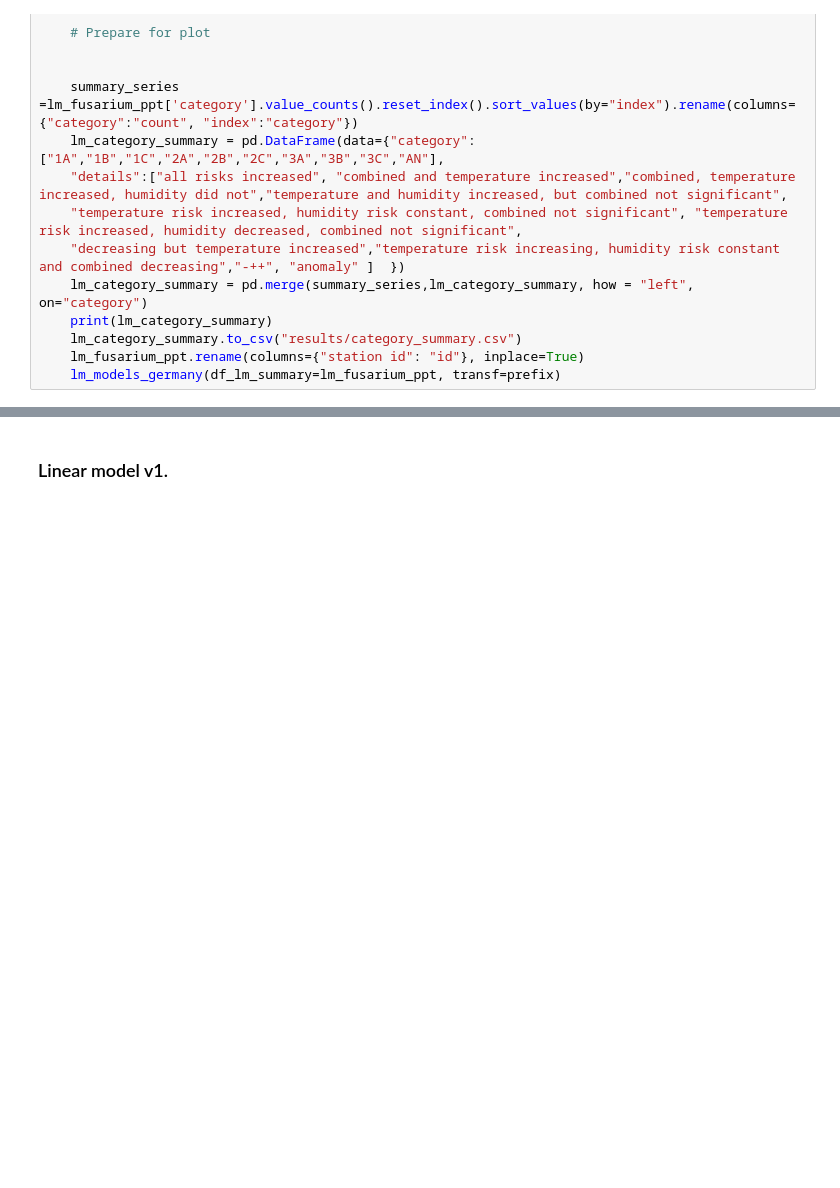
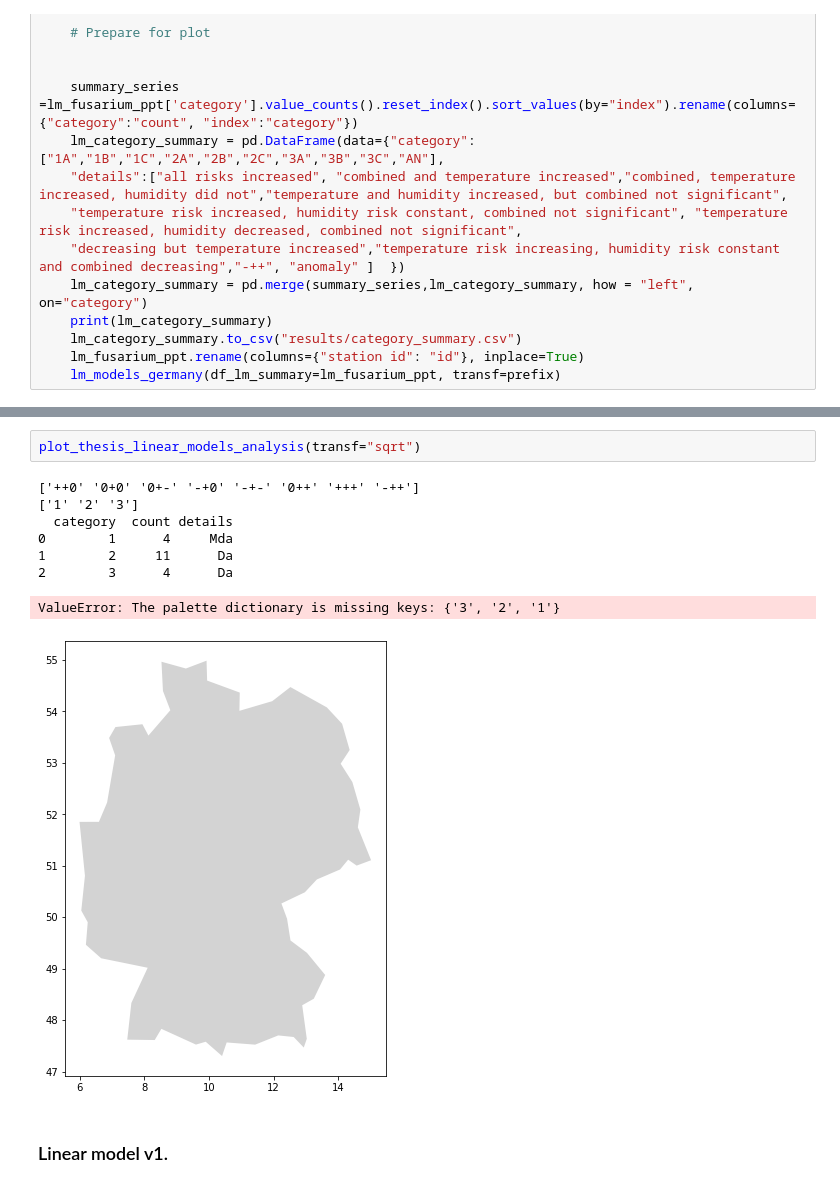
Before and after one commit to serbanradulescu/master_thesis, a Jupyter notebook: project.ipynb, the cells around one changed output, grey strips where cells are left out. Saved outputs shown, nothing was run; the diff lists cells and outputs as text; blank space fills up the shorter version.

```diff
--- a/project.ipynb
+++ b/project.ipynb
@@ -342,3 +420,14 @@ def linear_models_analysis(transf: Optional[str]=None):
+# %%
+plot_thesis_linear_models_analysis(transf="sqrt")
+# %% [output]
+['++0' '0+0' '0+-' '-+0' '-+-' '0++' '+++' '-++']
+['1' '2' '3']
+  category  count details
+0        1      4     Mda
+1        2     11      Da
+2        3      4      Da
+ValueError: The palette dictionary is missing keys: {'3', '2', '1'}
+[figure, added]
 # %% [markdown]
 ### Linear model v1.
 # %%
```
Also changed, not shown: parts of 3 cells of this notebook.
